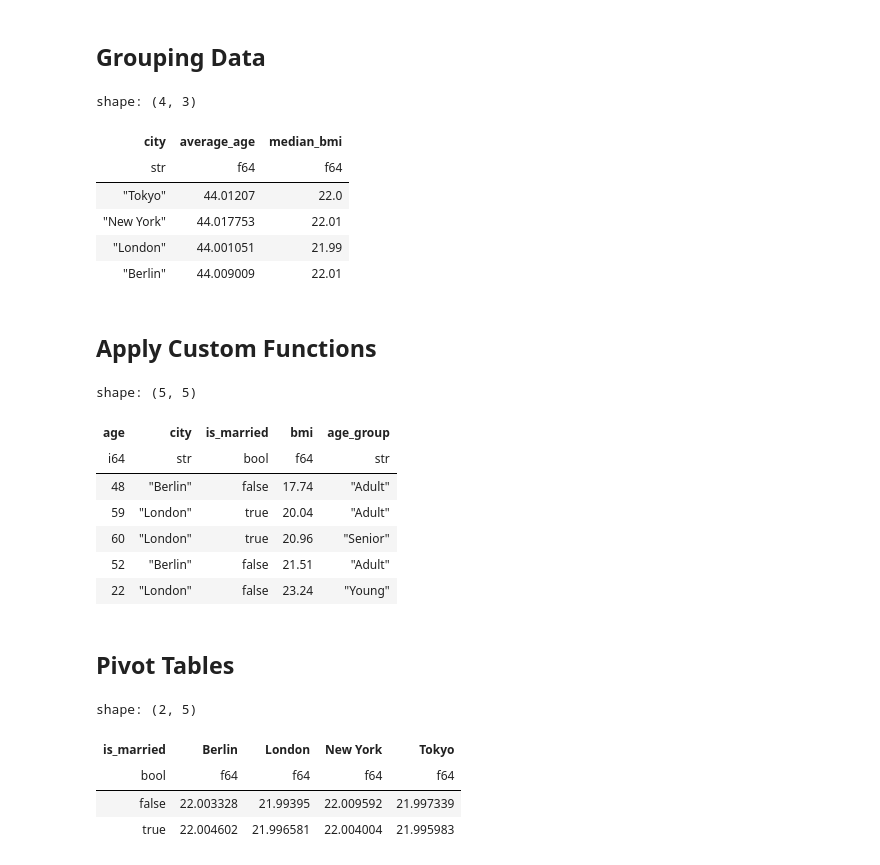
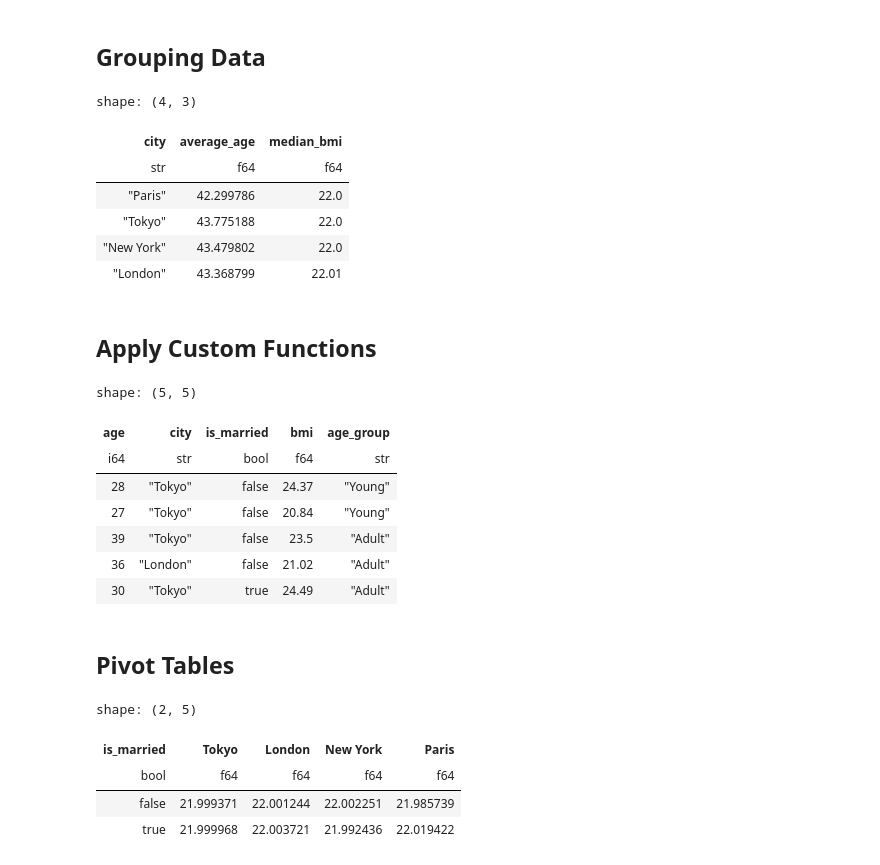
Before and after one commit to smortezah/portfolio, a Jupyter notebook: eda/polars.ipynb, the cells around one changed output. Drawn from its saved outputs; the diff is of its cells as text; code cells hidden in the pictures.

```diff
--- a/eda/polars.ipynb
+++ b/eda/polars.ipynb
@@ -20,24 +18,23 @@ plt.style.use("ggplot_classic.mplstyle")  # a custom plot style
 # %% [markdown]
 # Dataset
 # %%
+# Defining the size of our dataset
+size = 1000000
+
 # Setting the seed for reproducibility
 random.seed(SEED)
 
-# Defining the size of our dataset
-size = 1000000
+# Creating a DataFrame
+age = random.choices(range(20, 40), k=size // 2) + random.choices(
+    range(40, 71), k=size - size // 2
+)
+city = random.choices(
+    ["New York", "London", "Paris", "Tokyo"], weights=[1.0, 0.9, 0.3, 1.5], k=size
+)
+is_married = random.choices([True, False], weights=[1.0, 1.5], k=size)
+bmi = [round(random.uniform(17.0, 27.0), 2) for _ in range(size)]
 
-# Creating a DataFrame
-df = pl.DataFrame(
-    {
-        "age": [random.randint(20, 70) for _ in range(size)],
-        "city": [
-            random.choice(["New York", "London", "Berlin", "Tokyo"])
-            for _ in range(size)
-        ],
-        "is_married": [random.choice([True, False]) for _ in range(size)],
-        "bmi": [round(random.uniform(17.0, 27.0), 2) for _ in range(size)],
-    }
-)
+df = pl.DataFrame({"age": age, "city": city, "is_married": is_married, "bmi": bmi})
 # %% [markdown]
 ## Inspecting the Dataset
 # %%
@@ -280,7 +301,7 @@ shape: (1, 1)
 # %% [markdown]
 ## Grouping Data
 # %%
-df.groupby("city").agg(
+df.group_by("city").agg(
     [
         pl.col("age").mean().alias("average_age"),
         pl.col("bmi").median().alias("median_bmi"),
@@ -290,32 +311,32 @@ df.groupby("city").agg(
 shape: (4, 3)
 | city | average_age | median_bmi |
 | str | f64 | f64 |
-| "Tokyo" | 44.01207 | 22.0 |
-| "New York" | 44.017753 | 22.01 |
-| "London" | 44.001051 | 21.99 |
-| "Berlin" | 44.009009 | 22.01 |
+| "Paris" | 42.299786 | 22.0 |
+| "Tokyo" | 43.775188 | 22.0 |
+| "New York" | 43.479802 | 22.0 |
+| "London" | 43.368799 | 22.01 |
 # %% [markdown]
 ## Apply Custom Functions
 # %%
 def age_group(age):
     if age < 30:
         return "Young"
     elif age < 60:
         return "Adult"
     else:
         return "Senior"
 
 
-df.with_columns(pl.col("age").apply(age_group).alias("age_group")).head()
+df.with_columns(pl.col("age").map_elements(age_group).alias("age_group")).head()
 # %% [output]
 shape: (5, 5)
 | age | city | is_married | bmi | age_group |
 | i64 | str | bool | f64 | str |
-| 48 | "Berlin" | false | 17.74 | "Adult" |
-| 59 | "London" | true | 20.04 | "Adult" |
-| 60 | "London" | true | 20.96 | "Senior" |
-| 52 | "Berlin" | false | 21.51 | "Adult" |
-| 22 | "London" | false | 23.24 | "Young" |
+| 28 | "Tokyo" | false | 24.37 | "Young" |
+| 27 | "Tokyo" | false | 20.84 | "Young" |
+| 39 | "Tokyo" | false | 23.5 | "Adult" |
+| 36 | "London" | false | 21.02 | "Adult" |
+| 30 | "Tokyo" | true | 24.49 | "Adult" |
 # %% [markdown]
 ## Pivot Tables
 # %%
@@ -328,7 +349,7 @@ df.pivot(
 )
 # %% [output]
 shape: (2, 5)
-| is_married | Berlin | London | New York | Tokyo |
+| is_married | Tokyo | London | New York | Paris |
 | bool | f64 | f64 | f64 | f64 |
-| false | 22.003328 | 21.99395 | 22.009592 | 21.997339 |
-| true | 22.004602 | 21.996581 | 22.004004 | 21.995983 |
+| false | 21.999371 | 22.001244 | 22.002251 | 21.985739 |
+| true | 21.999968 | 22.003721 | 21.992436 | 22.019422 |
```
Also changed, not shown: parts of 15 cells of this notebook.
